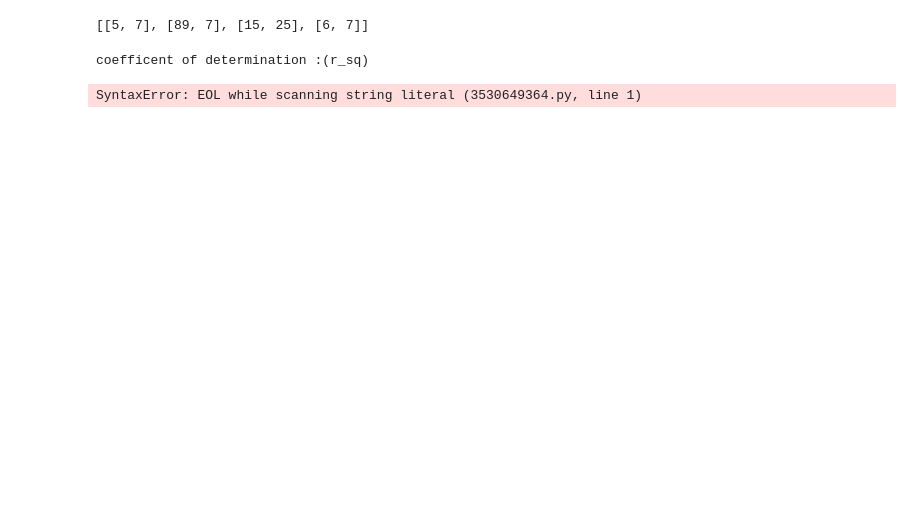
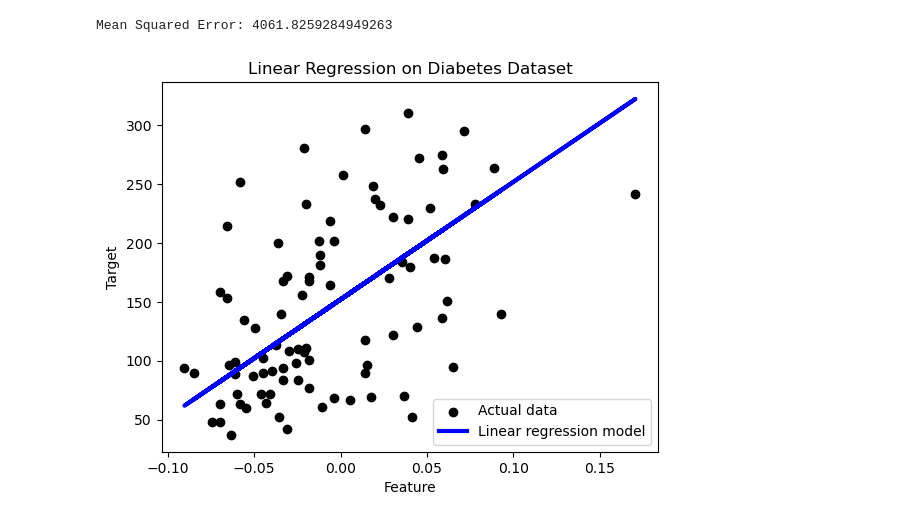
Before and after one commit to mylifeee/e, a Jupyter notebook: predictive data analytics program 1.ipynb, the cells around one changed output. Drawn from its saved outputs; the diff is of its cells as text; code cells hidden in the pictures; blank space fills up the shorter version.

```diff
--- a/predictive data analytics program 1.ipynb
+++ b/predictive data analytics program 1.ipynb
@@ -9,4 +0,0 @@ x,y = np.array(x) , np.array(y)
-# %%
-x
-# %% [output]
-[[5, 7], [89, 7], [15, 25], [6, 7]]
@@ -17,8 +1,41 @@ r_sq = model.score(x,y)
-# %%
-print(f"coefficent of determination :(r_sq)")
-# %% [output]
-coefficent of determination :(r_sq)
-# %%
-print(f"intercept : {model.intercept})
-# %% [output]
-SyntaxError: EOL while scanning string literal (3530649364.py, line 1)
+# %%
+# Import necessary libraries
+import numpy as np
+import matplotlib.pyplot as plt
+from sklearn import datasets
+from sklearn.model_selection import train_test_split
+from sklearn.linear_model import LinearRegression
+from sklearn.metrics import mean_squared_error
+
+# Load the diabetes dataset
+diabetes = datasets.load_diabetes()
+X = diabetes.data[:, np.newaxis, 2]  # Use only one feature for simplicity
+y = diabetes.target
+
+# Split the data into training and testing sets
+X_train, X_test, y_train, y_test = train_test_split(X, y, test_size=0.2, random_state=42)
+
+# Create a linear regression model
+model = LinearRegression()
+
+# Train the model
+model.fit(X_train, y_train)
+
+# Make predictions on the test set
+y_pred = model.predict(X_test)
+
+# Calculate Mean Squared Error
+mse = mean_squared_error(y_test, y_pred)
+print(f"Mean Squared Error: {mse}")
+
+# Plot the results
+plt.scatter(X_test, y_test, color='black', label='Actual data')
+plt.plot(X_test, y_pred, color='blue', linewidth=3, label='Linear regression model')
+plt.title('Linear Regression on Diabetes Dataset')
+plt.xlabel('Feature')
+plt.ylabel('Target')
+plt.legend()
+plt.show()
+# %% [output]
+Mean Squared Error: 4061.8259284949263
+[figure, added]
```
Also changed, not shown: parts of 5 cells of this notebook.
